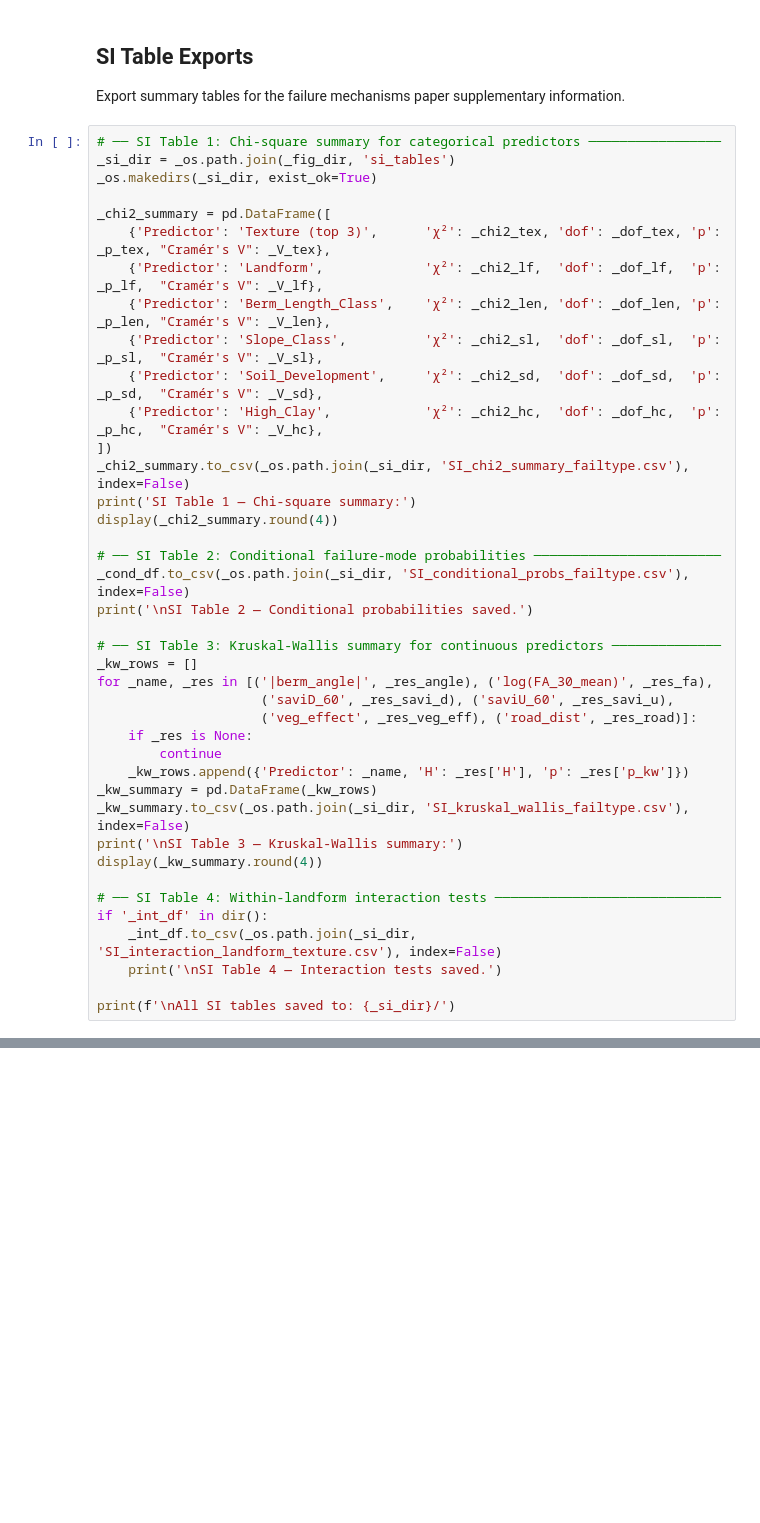
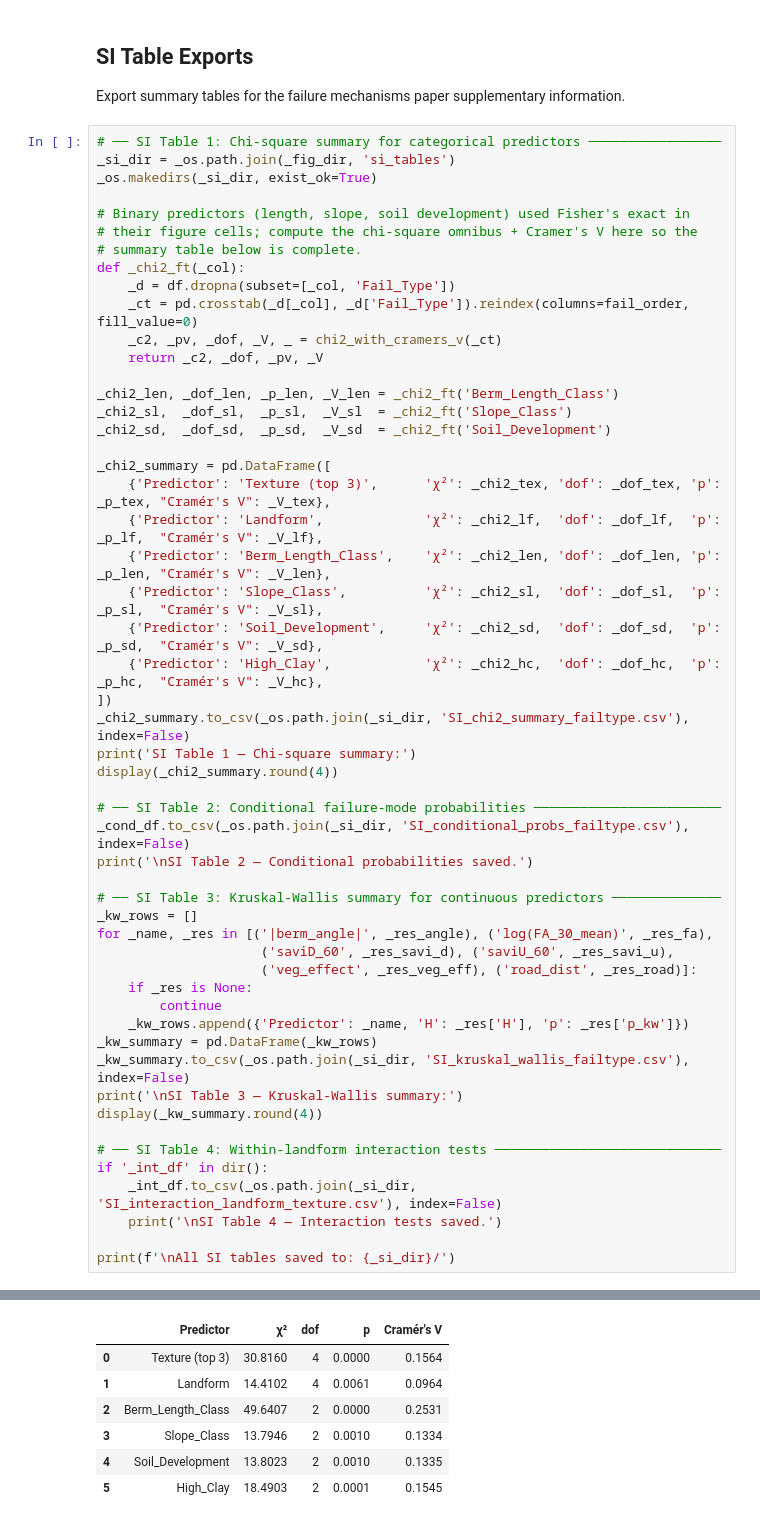
Before and after one commit to octavia-crompton/altar-berms-outcomes, a Jupyter notebook: notebooks/analysis - flanks breaches.ipynb, the cells around one changed output, grey strips where cells are left out. Saved outputs shown, nothing was run; the diff lists cells and outputs as text; blank space fills up the shorter version.

```diff
--- a/notebooks/analysis - flanks breaches.ipynb
+++ b/notebooks/analysis - flanks breaches.ipynb
@@ -1787,6 +1787,19 @@ Export summary tables for the failure mechanisms paper supplementary information
 # ── SI Table 1: Chi-square summary for categorical predictors ─────────────────
 _si_dir = _os.path.join(_fig_dir, 'si_tables')
 _os.makedirs(_si_dir, exist_ok=True)
+
+# Binary predictors (length, slope, soil development) used Fisher's exact in
+# their figure cells; compute the chi-square omnibus + Cramer's V here so the
+# summary table below is complete.
+def _chi2_ft(_col):
+    _d = df.dropna(subset=[_col, 'Fail_Type'])
+    _ct = pd.crosstab(_d[_col], _d['Fail_Type']).reindex(columns=fail_order, fill_value=0)
+    _c2, _pv, _dof, _V, _ = chi2_with_cramers_v(_ct)
+    return _c2, _dof, _pv, _V
+
+_chi2_len, _dof_len, _p_len, _V_len = _chi2_ft('Berm_Length_Class')
+_chi2_sl,  _dof_sl,  _p_sl,  _V_sl  = _chi2_ft('Slope_Class')
+_chi2_sd,  _dof_sd,  _p_sd,  _V_sd  = _chi2_ft('Soil_Development')
 
 _chi2_summary = pd.DataFrame([
     {'Predictor': 'Texture (top 3)',      'χ²': _chi2_tex, 'dof': _dof_tex, 'p': _p_tex, "Cramér's V": _V_tex},
@@ -1827,0 +1841,7 @@ NameError: name '_chi2_len' is not defined
+|  | Predictor | χ² | dof | p | Cramér's V |
+| 0 | Texture (top 3) | 30.8160 | 4 | 0.0000 | 0.1564 |
+| 1 | Landform | 14.4102 | 4 | 0.0061 | 0.0964 |
+| 2 | Berm_Length_Class | 49.6407 | 2 | 0.0000 | 0.2531 |
+| 3 | Slope_Class | 13.7946 | 2 | 0.0010 | 0.1334 |
+| 4 | Soil_Development | 13.8023 | 2 | 0.0010 | 0.1335 |
+| 5 | High_Clay | 18.4903 | 2 | 0.0001 | 0.1545 |
```
Also changed, not shown: parts of 4 cells of this notebook.
